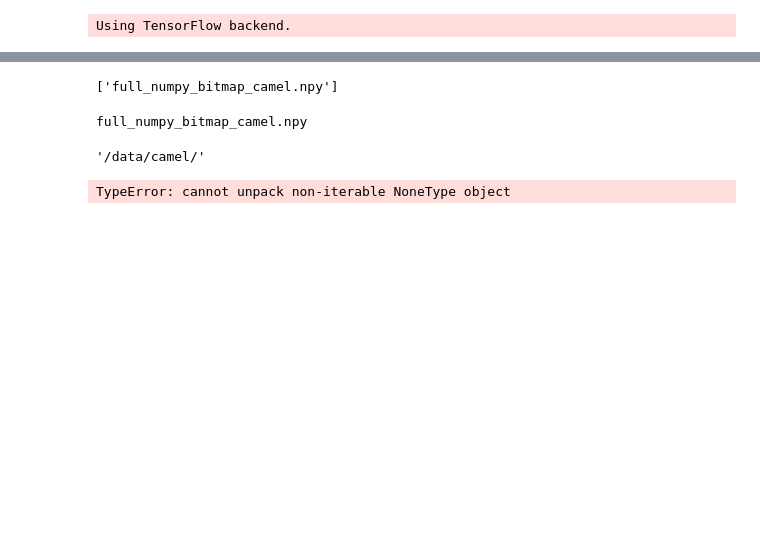
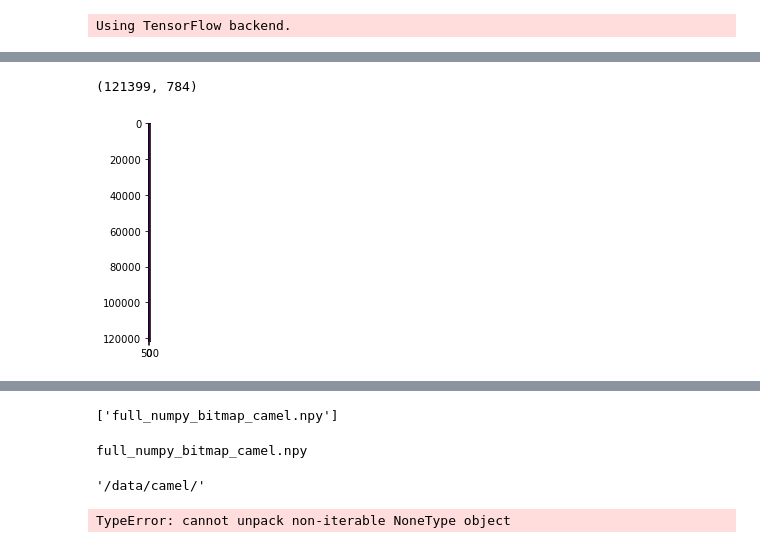
Before and after one commit to Legnica1241/tensorflow, a Jupyter notebook: Basic GAN/main.ipynb, the cells around one changed output, grey strips where cells are left out. Drawn from its saved outputs; the diff is of its cells as text; code cells hidden in the pictures; blank space fills up the shorter version.

```diff
--- a/Basic GAN/main.ipynb
+++ b/Basic GAN/main.ipynb
@@ -11,3 +13,7 @@ if not os.path.exists(RUN_FOLDER):
     os.mkdir(RUN_FOLDER)
     os.mkdir(os.path.join(RUN_FOLDER,'images'))
     os.mkdir(os.path.join(RUN_FOLDER,'weights'))
+# %%
+path1='../data/camel/full_numpy_bitmap_camel.npy'
+# %%
+mydata=np.load(path1)
@@ -13,0 +30,10 @@ if not os.path.exists(RUN_FOLDER):
+# %%
+mydatata.shape
+# %% [output]
+(121399, 784)
+# %%
+image1 = (mydata)
+plt.imshow(image1)
+plt.show()
+# %% [output]
+[figure, added]
```
Also changed, not shown: parts of 4 cells of this notebook.
